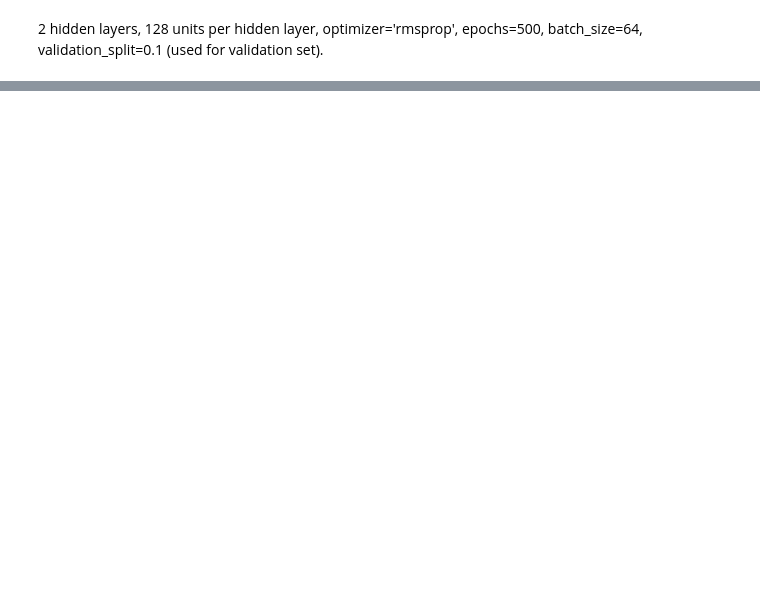
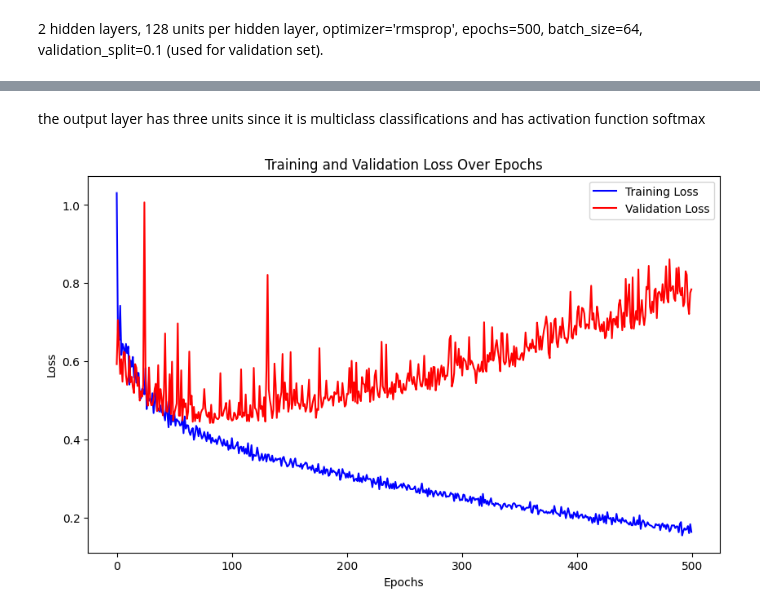
Before and after one commit to SeidaAhmed/An-application-of-Machine-Learning-to-COVID-19-data, a Jupyter notebook: Assignment_one_Train_neural_network_regression_and_classification_using_keras.ipynb, the cells around one changed output, grey strips where cells are left out. Drawn from its saved outputs; the diff is of its cells as text; code cells hidden in the pictures; blank space fills up the shorter version.

```diff
--- a/Assignment_one_Train_neural_network_regression_and_classification_using_keras.ipynb
+++ b/Assignment_one_Train_neural_network_regression_and_classification_using_keras.ipynb
@@ -109,0 +111,2 @@ plt.show()
+# %%
+df['quality binary'] = df['quality'].apply(lambda x: 0 if x < 7 else 1)
@@ -109,0 +234,12 @@ plt.show()
+# %%
+import numpy as np
+
+# Add the "multiple quality" column based on the "quality" column
+df['multiple quality'] = np.select(
+    [df['quality'] <= 4, (df['quality'] > 4) & (df['quality'] < 7), df['quality'] >= 7],
+    [0, 1, 2],  # Labels: 0 for bad quality, 1 for medium quality, 2 for good quality
+    default=np.nan  # If the value doesn't fit any condition, assign NaN (though not needed here)
+)
+
+# Display the updated DataFrame
+print(df[['quality', 'multiple quality']].head())
@@ -109,0 +307,19 @@ plt.show()
+# %% [markdown]
+the output layer has three units since it is multiclass classifications and has activation function softmax
+# %%
+
+# Get the training and validation loss from the history object
+train_loss = history_multi_class.history['loss']
+val_loss = history_multi_class.history['val_loss']
+
+# Plotting the training and validation loss
+plt.figure(figsize=(10, 6))
+plt.plot(train_loss, label='Training Loss', color='blue')
+plt.plot(val_loss, label='Validation Loss', color='red')
+plt.title('Training and Validation Loss Over Epochs')
+plt.xlabel('Epochs')
+plt.ylabel('Loss')
+plt.legend()
+plt.show()
+# %% [output]
+[figure, added]
```
Also changed, not shown: parts of 17 cells of this notebook.
